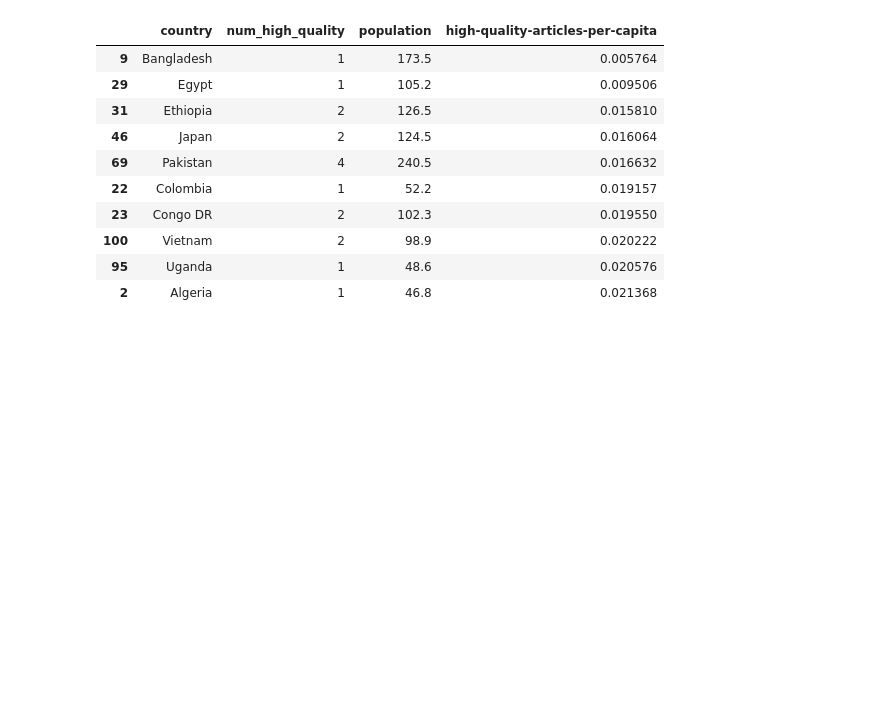
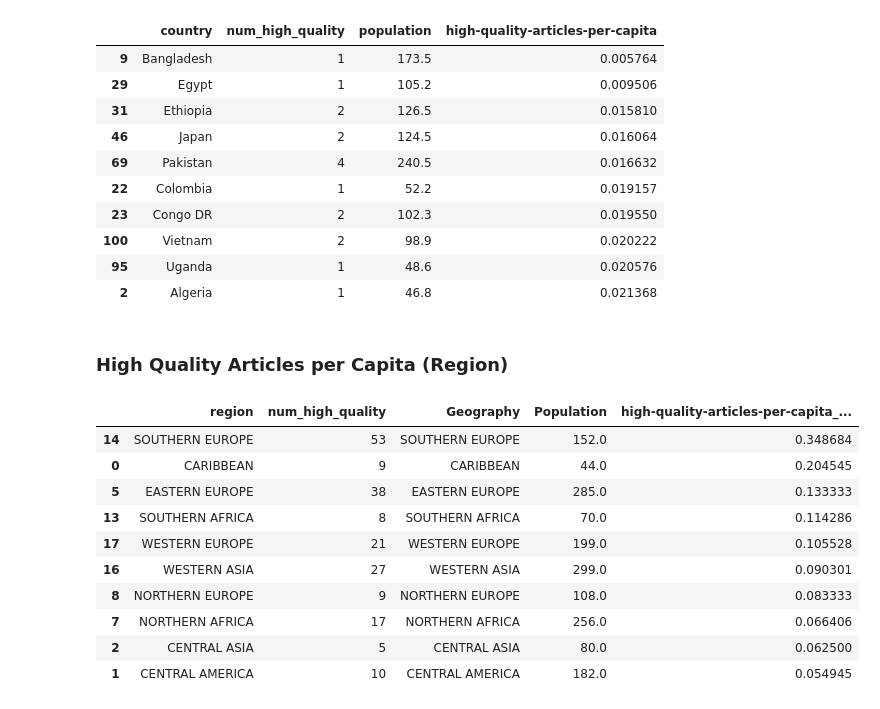
Before and after one commit to ishagokhale/data-512-homework_2, a Jupyter notebook: hw.ipynb, the cells around one changed output. Cells and saved outputs as stored; diff of their text form; code cells hidden in the pictures; blank space fills up the shorter version.

```diff
--- a/hw.ipynb
+++ b/hw.ipynb
@@ -628,3 +577,27 @@ quality.sort_values(by = 'high-quality-articles-per-capita', ascending = True)[:
 | 100 | Vietnam | 2 | 98.9 | 0.020222 |
 | 95 | Uganda | 1 | 48.6 | 0.020576 |
 | 2 | Algeria | 1 | 46.8 | 0.021368 |
+# %% [markdown]
+### High Quality Articles per Capita (Region)
+# %%
+high_quality = final_df[(final_df['article_quality'] == 'FA') | (final_df['article_quality'] == 'GA')].groupby('region')['article_title'].count().reset_index(name='num_high_quality')
+
+regions_df = population[population['Geography'].str.isupper()].drop_duplicates()
+
+df2 = pd.merge(high_quality, regions_df, left_on='region', right_on = 'Geography')
+
+df2['high-quality-articles-per-capita_region'] = df2['num_high_quality'] / df2['Population']
+# %%
+df2.sort_values(by = 'high-quality-articles-per-capita_region', ascending = False)[:10]
+# %% [output]
+|  | region | num_high_quality | Geography | Population | high-quality-articles-per-capita_... |
+| 14 | SOUTHERN EUROPE | 53 | SOUTHERN EUROPE | 152.0 | 0.348684 |
+| 0 | CARIBBEAN | 9 | CARIBBEAN | 44.0 | 0.204545 |
+| 5 | EASTERN EUROPE | 38 | EASTERN EUROPE | 285.0 | 0.133333 |
+| 13 | SOUTHERN AFRICA | 8 | SOUTHERN AFRICA | 70.0 | 0.114286 |
+| 17 | WESTERN EUROPE | 21 | WESTERN EUROPE | 199.0 | 0.105528 |
+| 16 | WESTERN ASIA | 27 | WESTERN ASIA | 299.0 | 0.090301 |
+| 8 | NORTHERN EUROPE | 9 | NORTHERN EUROPE | 108.0 | 0.083333 |
+| 7 | NORTHERN AFRICA | 17 | NORTHERN AFRICA | 256.0 | 0.066406 |
+| 2 | CENTRAL ASIA | 5 | CENTRAL ASIA | 80.0 | 0.062500 |
+| 1 | CENTRAL AMERICA | 10 | CENTRAL AMERICA | 182.0 | 0.054945 |
```
Also changed, not shown: parts of 18 cells of this notebook.
